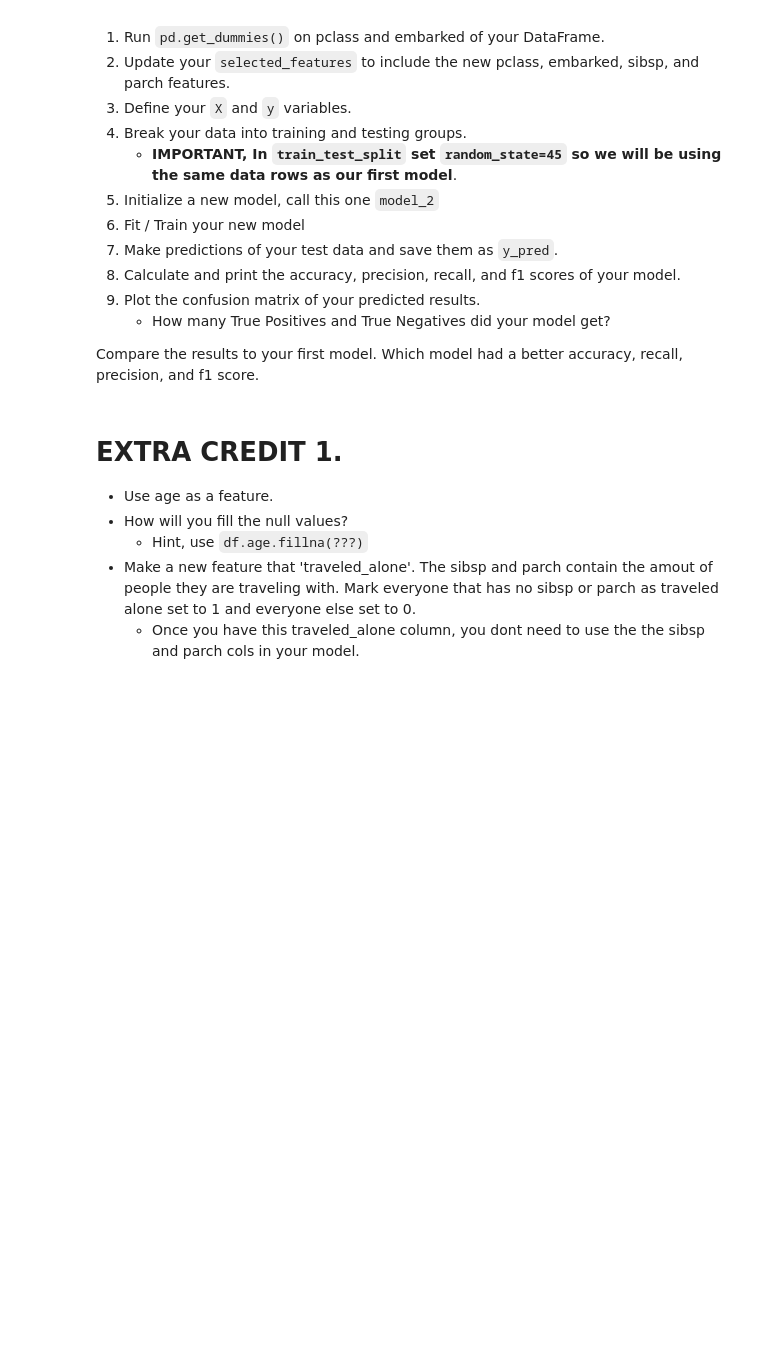
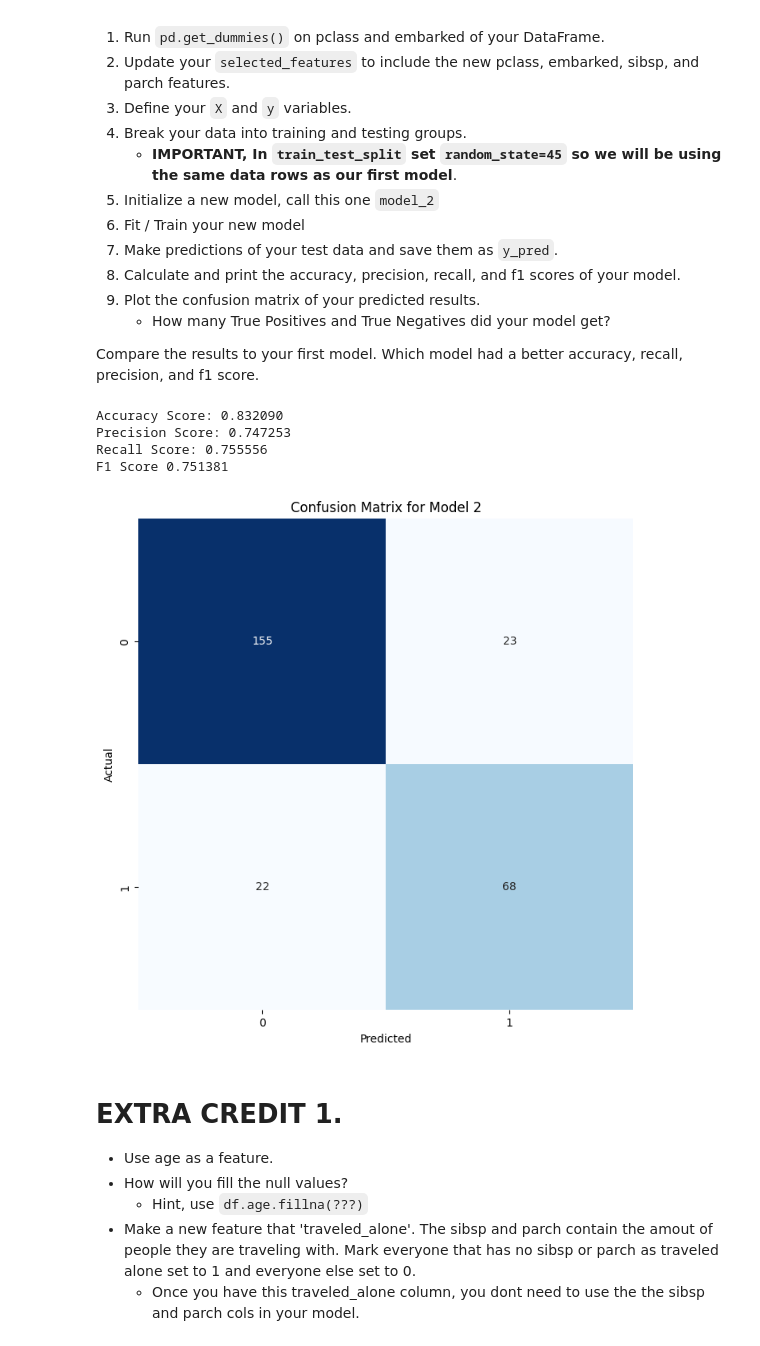
Before and after one commit to kyleryxn/2024-DS-Wed, a Jupyter notebook: Week-06-Classification/Exercise-KS.ipynb, the cells around one changed output. Cells and saved outputs as stored; diff of their text form; code cells hidden in the pictures; blank space fills up the shorter version.

```diff
--- a/Week-06-Classification/Exercise-KS.ipynb
+++ b/Week-06-Classification/Exercise-KS.ipynb
@@ -127,46 +201,65 @@ Compare the results to your first model. Which model had a better accuracy, reca
 df = pd.read_csv('data/titanic.csv')
 
 # Run pd.get_dummies on pclass and embarked of your DataFrame.
-
+df_dummies = pd.get_dummies(df, columns=['sex', 'pclass', 'embarked'], drop_first=True)
 
 # Update your `selected_features` to include the new pclass and embarked features.
+selected_features = ['fare', 'sex_male', 'sibsp', 'parch', 'pclass_2', 'pclass_3', 'embarked_Q', 'embarked_S']
 
 # Define your X and y variables
-
+X = df_dummies[selected_features]  # X includes the selected features
+y = df_dummies['survived']         # y is the target variable 'survived'
 
 # Split our data into testing and training.
 # !!! Remeber to use the same random state as you used before
-
+X_train, X_test, y_train, y_test = train_test_split(X, y, test_size=0.3, random_state=45)
 
 # Initalize our model_2
-model_2 = LogisticRegression()
+model_2 = LogisticRegression(max_iter=500)
 
 # Fit / Train our model using our training data.
+model_2.fit(X_train, y_train)
 
 # Make new predicitions using our testing data.
+y_pred_2 = model_2.predict(X_test)
 
 # Calculate our accuracy
-accuracy_2 = ???
+accuracy_2 = accuracy_score(y_test, y_pred_2)
 
 # Calculate our precision score
-precision_2 = ???
+precision_2 = precision_score(y_test, y_pred_2)
 
 # Calculate our recall score
-recall_2 = ???
+recall_2 = recall_score(y_test, y_pred_2)
 
 # Calculate your f1-score
-f1_2 = ???
+f1_2 = f1_score(y_test, y_pred_2)
 
 # Print each of our scores to inspect performance.
 print("Accuracy Score: %f" % accuracy_2)
 print("Precision Score: %f" % precision_2)
 print("Recall Score: %f" % recall_2)
 print('F1 Score %f' % f1_2)
 
 # Plot your confusion matrix.
+# Generate the confusion matrix for model_2
+conf_matrix_2 = confusion_matrix(y_test, y_pred_2)
+
+# Plot the confusion matrix using Seaborn
 fig = plt.figure(figsize=(8,8))
+sns.heatmap(conf_matrix_2, annot=True, fmt='d', cmap='Blues', cbar=False)
+
 plt.xlabel('Predicted')
-plt.ylabel('Actual');
+plt.ylabel('Actual')
+plt.title('Confusion Matrix for Model 2')
+
+plt.show()
+# %% [output]
+Accuracy Score: 0.832090
+Precision Score: 0.747253
+Recall Score: 0.755556
+F1 Score 0.751381
+[figure, added]
 # %% [markdown]
 # EXTRA CREDIT 1.
 * Use age as a feature.
```
Also changed, not shown: parts of 13 cells of this notebook.
